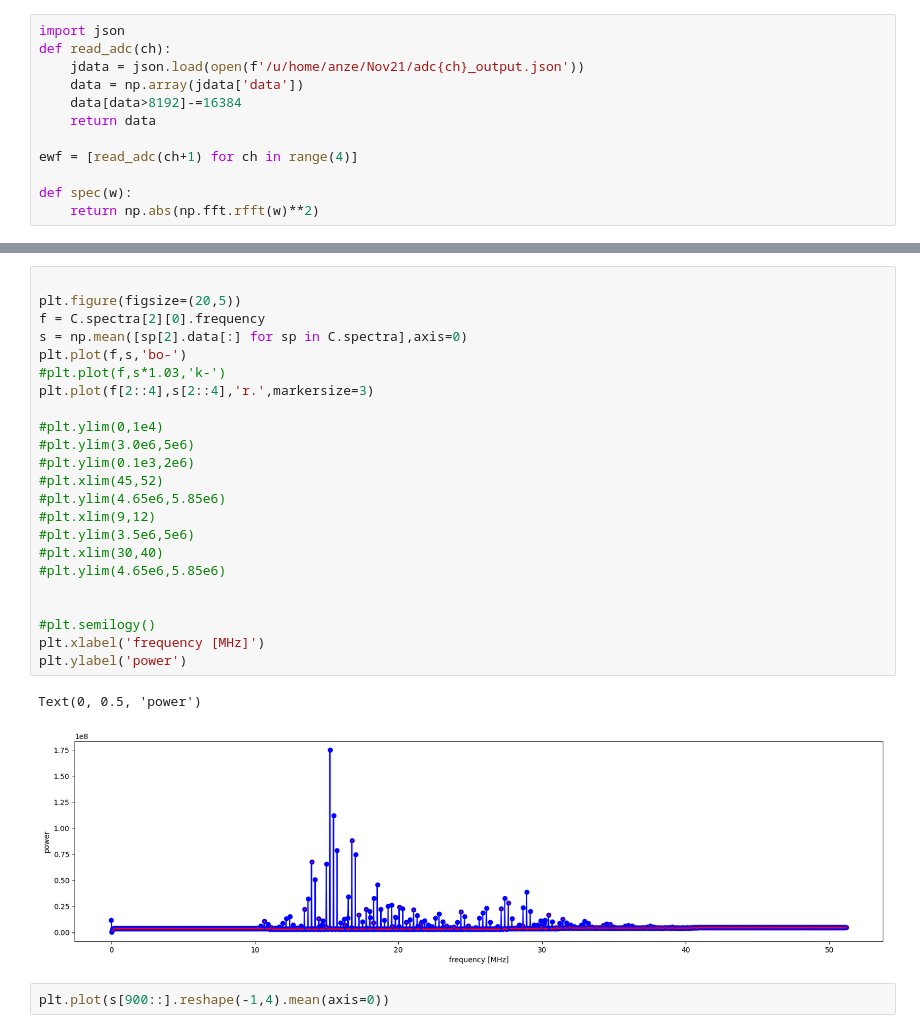
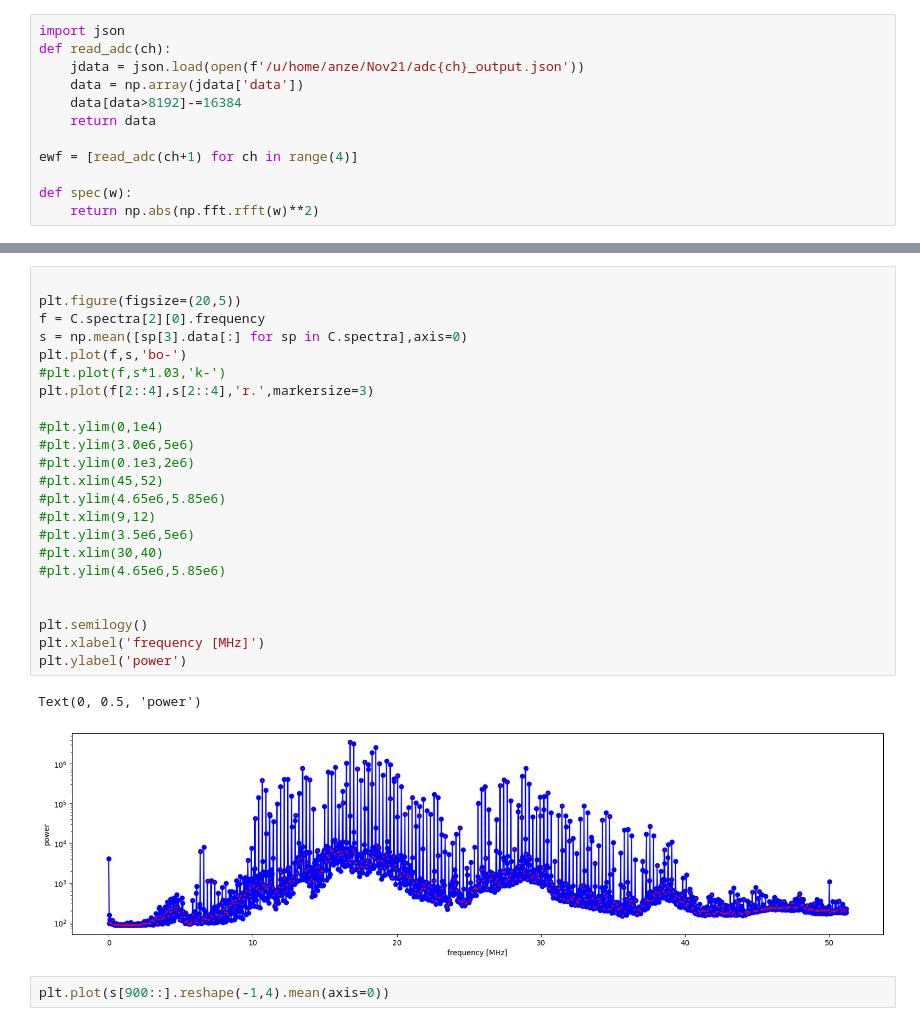
Before and after one commit to lusee-night/uncrater, a Jupyter notebook: calib_test.ipynb, the cells around one changed output, grey strips where cells are left out. Saved outputs shown, nothing was run; the diff lists cells and outputs as text.

```diff
--- a/calib_test.ipynb
+++ b/calib_test.ipynb
@@ -75,29 +121,29 @@ Text(0, 0.5, 'power')
 # %%
 
 plt.figure(figsize=(20,5))
 f = C.spectra[2][0].frequency
-s = np.mean([sp[2].data[:] for sp in C.spectra],axis=0)
+s = np.mean([sp[3].data[:] for sp in C.spectra],axis=0)
 plt.plot(f,s,'bo-')
 #plt.plot(f,s*1.03,'k-')
 plt.plot(f[2::4],s[2::4],'r.',markersize=3)
 
 #plt.ylim(0,1e4)
 #plt.ylim(3.0e6,5e6)
 #plt.ylim(0.1e3,2e6)
 #plt.xlim(45,52)
 #plt.ylim(4.65e6,5.85e6)
 #plt.xlim(9,12)
 #plt.ylim(3.5e6,5e6)
 #plt.xlim(30,40)
 #plt.ylim(4.65e6,5.85e6)
 
 
-#plt.semilogy()
+plt.semilogy()
 plt.xlabel('frequency [MHz]')
 plt.ylabel('power')
 # %% [output]
 Text(0, 0.5, 'power')
-[figure, old version]
+[figure, new version]
 # %%
 plt.plot(s[900::].reshape(-1,4).mean(axis=0))
 # %% [output]
```
Also changed, not shown: parts of 12 cells of this notebook, 5 other files.
